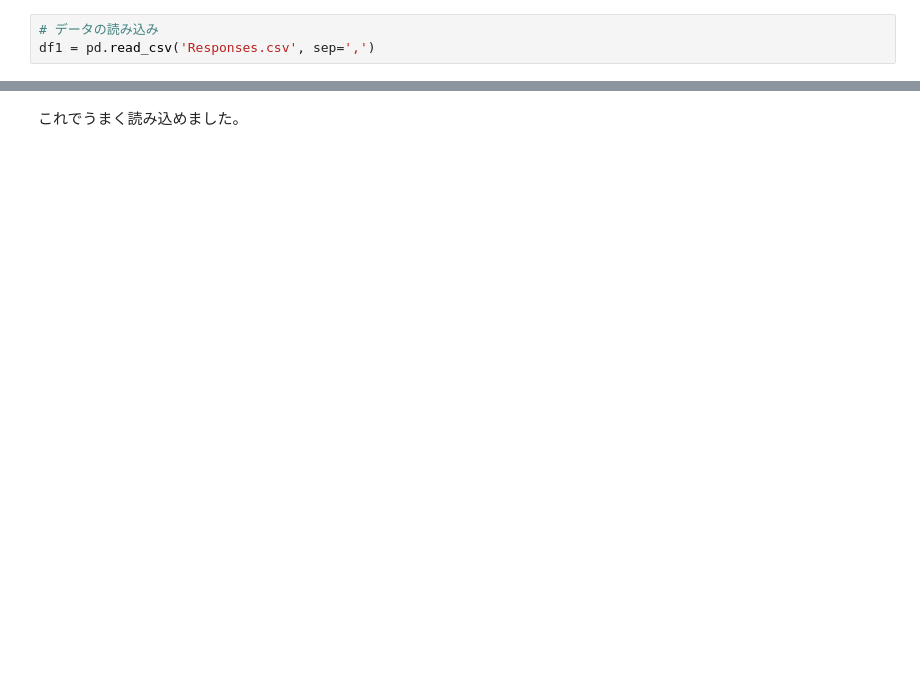
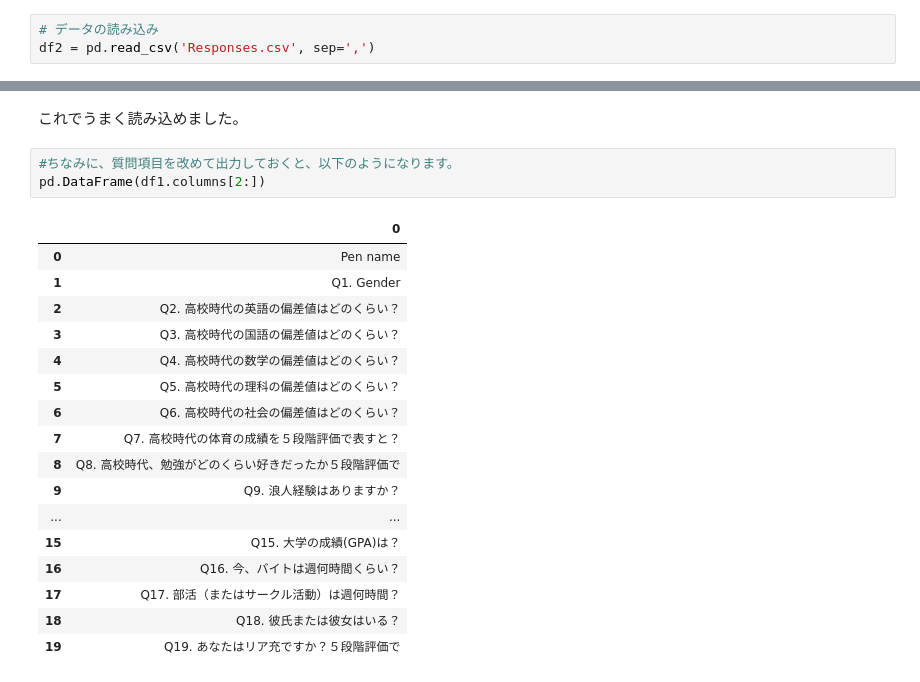
Before and after one commit to Koteraken/Experiment2017, a Jupyter notebook: ShapingData.ipynb, the cells around one changed output, grey strips where cells are left out. Cells and saved outputs as stored; diff of their text form; blank space fills up the shorter version.

```diff
--- a/ShapingData.ipynb
+++ b/ShapingData.ipynb
@@ -70,4 +70,4 @@ output.close()
 これで、整形後のデータ Responses.csv が得られて、以降の解析に使えるはずです。
 # %%
 # データの読み込み
-df1 = pd.read_csv('Responses.csv', sep=',')
+df2 = pd.read_csv('Responses.csv', sep=',')
@@ -94,2 +94,23 @@ df1
 # %% [markdown]
 これでうまく読み込めました。
+# %%
+#ちなみに、質問項目を改めて出力しておくと、以下のようになります。
+pd.DataFrame(df1.columns[2:])
+# %% [output]
+|  | 0 |
+| 0 | Pen name |
+| 1 | Q1. Gender |
+| 2 | Q2. 高校時代の英語の偏差値はどのくらい？ |
+| 3 | Q3. 高校時代の国語の偏差値はどのくらい？ |
+| 4 | Q4. 高校時代の数学の偏差値はどのくらい？ |
+| 5 | Q5. 高校時代の理科の偏差値はどのくらい？ |
+| 6 | Q6. 高校時代の社会の偏差値はどのくらい？ |
+| 7 | Q7. 高校時代の体育の成績を５段階評価で表すと？ |
+| 8 | Q8. 高校時代、勉強がどのくらい好きだったか５段階評価で |
+| 9 | Q9. 浪人経験はありますか？ |
+| ... | ... |
+| 15 | Q15. 大学の成績(GPA)は？ |
+| 16 | Q16. 今、バイトは週何時間くらい？ |
+| 17 | Q17. 部活（またはサークル活動）は週何時間？ |
+| 18 | Q18. 彼氏または彼女はいる？ |
+| 19 | Q19. あなたはリア充ですか？５段階評価で |
```
Also changed, not shown: parts of 2 cells of this notebook, 2 other files.
